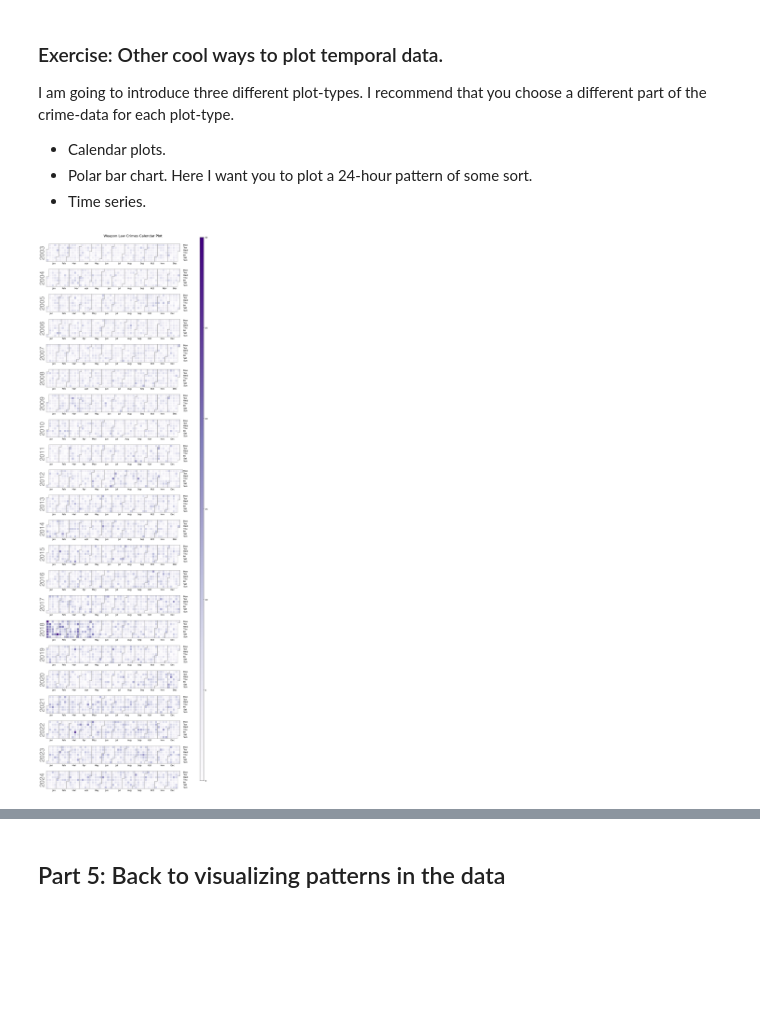
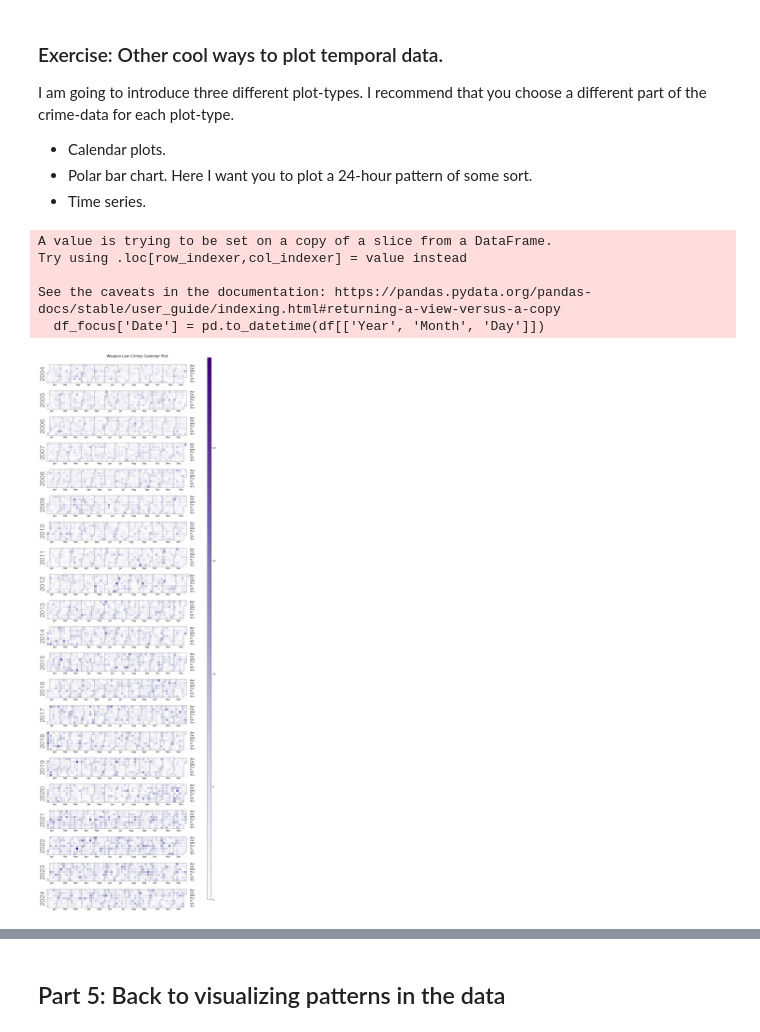
Before and after one commit to AleksandarLukic96/02806_Social_Data, a Jupyter notebook: notebooks/W2_Paula.ipynb, the cells around one changed output, grey strips where cells are left out. Drawn from its saved outputs; the diff is of its cells as text; code cells hidden in the pictures; blank space fills up the shorter version.

Commit message:
Week 2 done, some Q's missing

```diff
--- a/notebooks/W2_Paula.ipynb
+++ b/notebooks/W2_Paula.ipynb
@@ -275,20 +361,30 @@ plt.show()
 # %%
-# Monthly patterns
+# Hour-of-the-week patterns
 
 # Define the order of the days of the week
-months = ['January', 'February', 'March', 'April', 'May', 'June', 'July', 'August', 'September', 'October', 'November', 'December']
+days_of_week = ['Monday', 'Tuesday', 'Wednesday', 'Thursday', 'Friday', 'Saturday', 'Sunday']
+day_to_num = {day: num for num, day in enumerate(days_of_week)}
 
-# Group by category and day of the week, then count occurrences
-monthly_patterns = df.groupby(['Category', 'Month']).size().unstack().reindex(columns=months)
+# Convert "Day of Week" to numerical values
+df_focus['Day_Num'] = df_focus['Day of Week'].map(day_to_num)
 
-# Plot weekly patterns for each crime
+# Calculate the hour of the week
+df_focus['Hour_of_Week'] = df_focus['Day_Num'] * 24 + df_focus['Hour']
+
+# Define the hours of the week
+hours_of_week = np.array(range(168))
+
+# Group by category and hour of the week, then count occurrences
+hourly_patterns = df_focus.groupby(['Category', 'Hour_of_Week']).size().unstack().reindex(columns=hours_of_week, fill_value=0)
+
+# Plot hourly patterns for each crime
 fig, axs = plt.subplots(7, 2, figsize=(14, 20), sharex=True)
 
 # Flatten the axs array for easy iteration
 axs = axs.flatten()
 
-for i, (category, counts) in enumerate(monthly_patterns.iterrows()):
-    axs[i].bar(months, counts, color='lavender', edgecolor='purple')
+for i, (category, counts) in enumerate(hourly_patterns.iterrows()):
+    axs[i].bar(hours_of_week, counts, color='lavender', edgecolor='purple')
     axs[i].set_title(category, loc='left')
     axs[i].set_ylabel('Crime Count')
 
@@ -297,11 +393,11 @@ for j in range(i + 1, len(axs)):
     fig.delaxes(axs[j])
 
 # Add general title
-fig.suptitle('Nr. of crimes per month per category', fontsize=16)
+fig.suptitle('Nr. of crimes per hour of the week per category', fontsize=16)
 
 # Add common x-labels
-fig.text(0.25, 0.04, 'Month', ha='center')
-fig.text(0.75, 0.04, 'Month', ha='center')
+fig.text(0.25, 0.04, 'Hour of the Week', ha='center')
+fig.text(0.75, 0.04, 'Hour of the Week', ha='center')
 
 # Adjust layout
 plt.tight_layout(rect=[0.04, 0.06, 1, 0.96])
@@ -421,41 +443,35 @@ I am going to introduce three different plot-types. I recommend that you choose
 - Time series.
 # %%
 # Calendar plot of weapon laws
-
 import calplot
 
-# Function to convert month names to numerical values
-def convert_month(month):
-    try:
-        return pd.to_datetime(month, format='%B').month
-    except ValueError:
-        return int(month)
-
-# Apply the function to the Month column
-df['Month'] = df['Month'].apply(convert_month)
-
 # Combine Day, Month, and Year columns to create a Date column
-df['Date'] = pd.to_datetime(df[['Year', 'Month', 'Day']])
+df_focus['Date'] = pd.to_datetime(df[['Year', 'Month', 'Day']])
 
 # Filter the DataFrame for weapon law crimes
-weapon_law_crimes = df[df['Category'] == 'WEAPON LAWS']
+weapon_law_crimes = df_focus[df_focus['Category'] == 'WEAPON LAWS']
 
 # Group by date and count occurrences
 weapon_law_crimes_count = weapon_law_crimes.groupby(weapon_law_crimes['Date']).size()
 
 # Create a calendar plot
 fig, ax = calplot.calplot(weapon_law_crimes_count, cmap='Purples', colorbar=True)
 
 # Add title
 fig.suptitle('Weapon Law Crimes Calendar Plot', fontsize=16)
 
 # Adjust layout to make room for the title
 fig.tight_layout(rect=[0, 0, 0.8, 0.98])
 
 # Show the plot
 plt.show()
 # %% [output]
+A value is trying to be set on a copy of a slice from a DataFrame.
+Try using .loc[row_indexer,col_indexer] = value instead
+
+See the caveats in the documentation: https://pandas.pydata.org/pandas-docs/stable/user_guide/indexing.html#returning-a-view-versus-a-copy
+  df_focus['Date'] = pd.to_datetime(df[['Year', 'Month', 'Day']])
-[figure, old version]
+[figure, new version]
 # %%
 # Polar bar chart of driving under influence incidents
 
```
Also changed, not shown: parts of 11 cells of this notebook.
